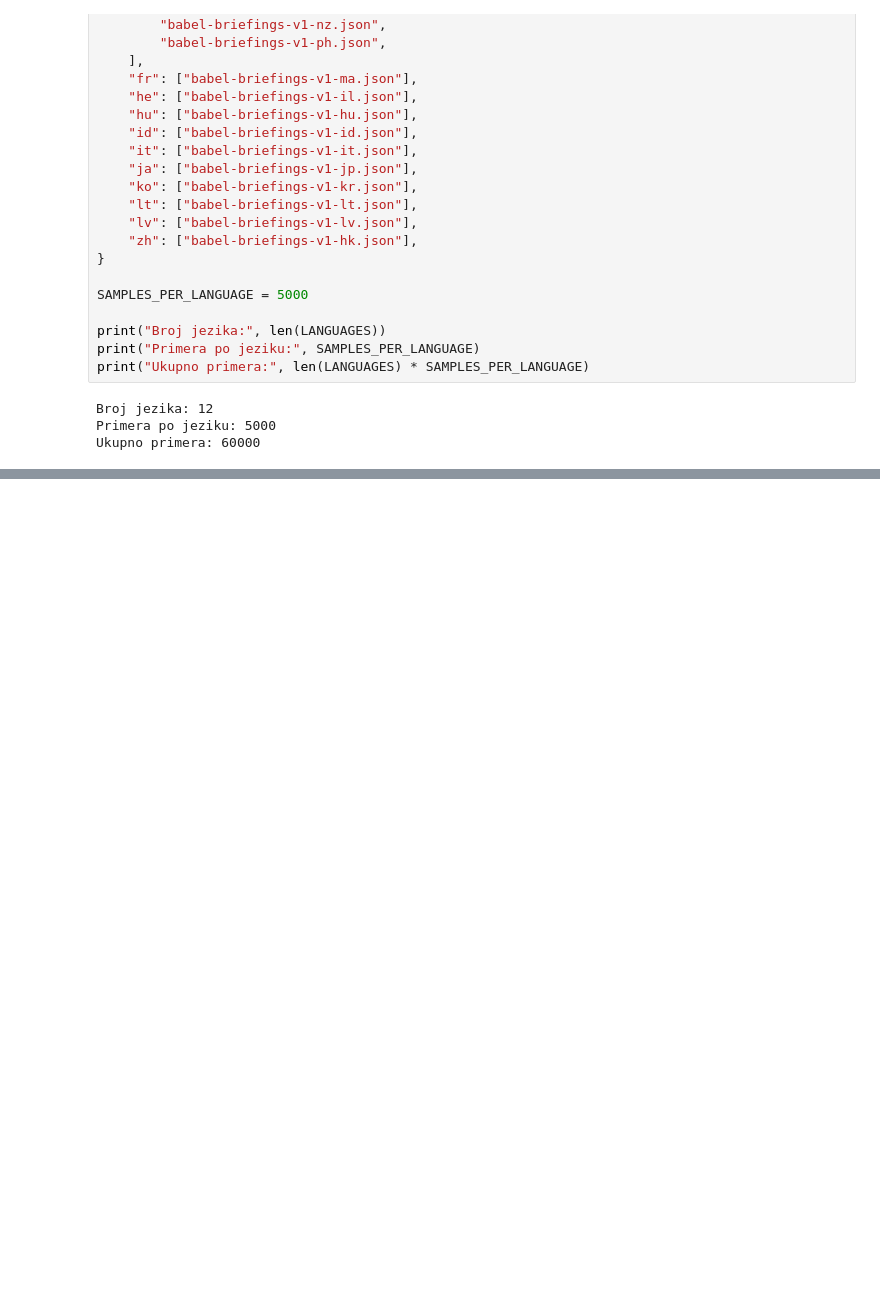
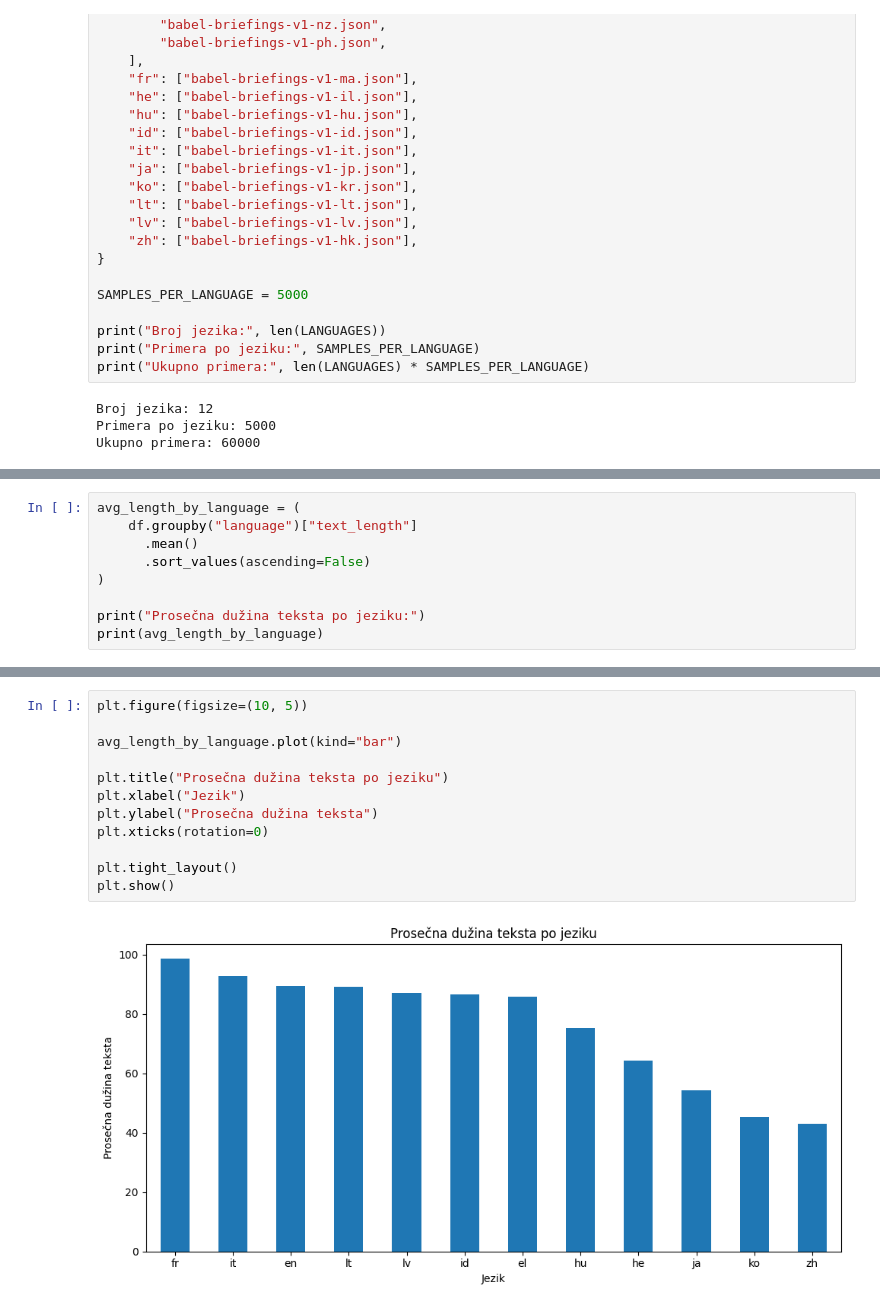
Before and after one commit to minadjordjevic/Language-Classification, a Jupyter notebook: language_classification.ipynb, the cells around one changed output, grey strips where cells are left out. Saved outputs shown, nothing was run; the diff lists cells and outputs as text; blank space fills up the shorter version.

```diff
--- a/language_classification.ipynb
+++ b/language_classification.ipynb
@@ -34,0 +303,9 @@ Ukupno primera: 60000
+# %%
+avg_length_by_language = (
+    df.groupby("language")["text_length"]
+      .mean()
+      .sort_values(ascending=False)
+)
+
+print("Prosečna dužina teksta po jeziku:")
+print(avg_length_by_language)
@@ -34,0 +328,14 @@ Ukupno primera: 60000
+# %%
+plt.figure(figsize=(10, 5))
+
+avg_length_by_language.plot(kind="bar")
+
+plt.title("Prosečna dužina teksta po jeziku")
+plt.xlabel("Jezik")
+plt.ylabel("Prosečna dužina teksta")
+plt.xticks(rotation=0)
+
+plt.tight_layout()
+plt.show()
+# %% [output]
+[figure, added]
```
Also changed, not shown: parts of 14 cells of this notebook.
